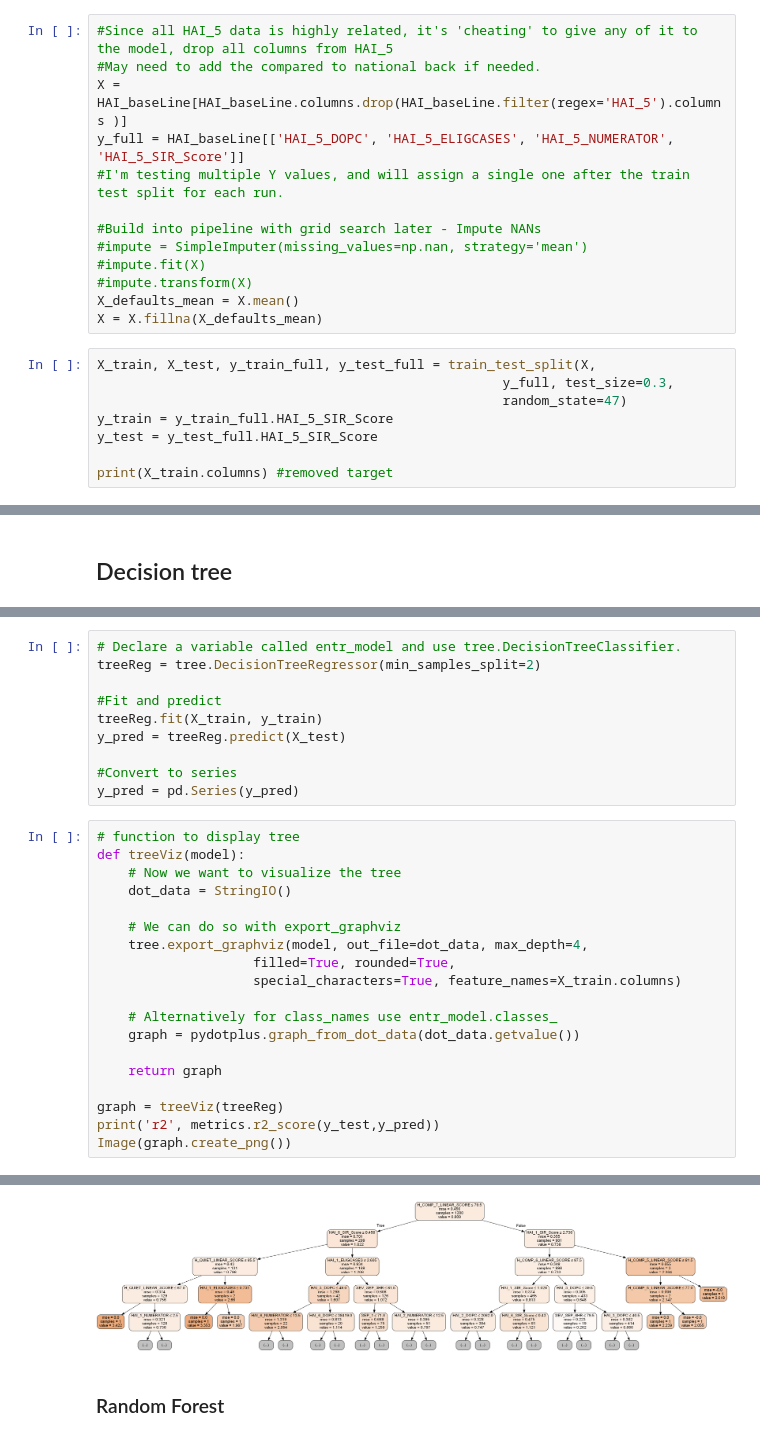
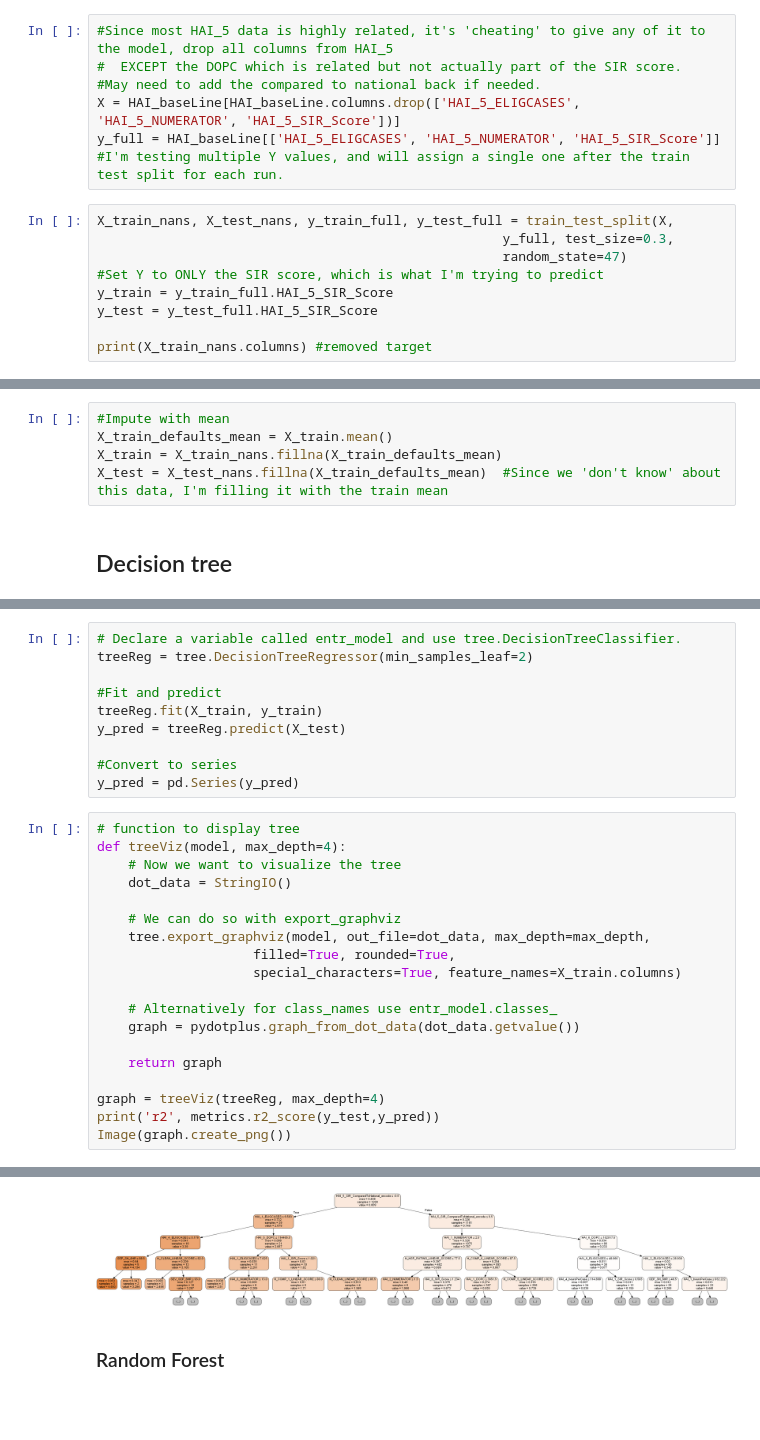
Before and after one commit to rejexx/Predicting_infection, a Jupyter notebook: 03_Preprocessing_and_Modeling.ipynb, the cells around one changed output, grey strips where cells are left out. Drawn from its saved outputs; the diff is of its cells as text; blank space fills up the shorter version.

Commit message:
Primary update, major modeling is completed with Random Forest and Ridge Regression

```diff
--- a/03_Preprocessing_and_Modeling.ipynb
+++ b/03_Preprocessing_and_Modeling.ipynb
@@ -84,24 +116,19 @@ Index(['HAI_1_DOPC', 'HAI_1_ELIGCASES', 'HAI_1_NUMERATOR', 'HAI_1_SIR_Score',
 # %%
-#Since all HAI_5 data is highly related, it's 'cheating' to give any of it to the model, drop all columns from HAI_5
+#Since most HAI_5 data is highly related, it's 'cheating' to give any of it to the model, drop all columns from HAI_5
+#  EXCEPT the DOPC which is related but not actually part of the SIR score.
 #May need to add the compared to national back if needed.
-X = HAI_baseLine[HAI_baseLine.columns.drop(HAI_baseLine.filter(regex='HAI_5').columns )]
-y_full = HAI_baseLine[['HAI_5_DOPC', 'HAI_5_ELIGCASES', 'HAI_5_NUMERATOR', 'HAI_5_SIR_Score']]
+X = HAI_baseLine[HAI_baseLine.columns.drop(['HAI_5_ELIGCASES', 'HAI_5_NUMERATOR', 'HAI_5_SIR_Score'])]
+y_full = HAI_baseLine[['HAI_5_ELIGCASES', 'HAI_5_NUMERATOR', 'HAI_5_SIR_Score']]
 #I'm testing multiple Y values, and will assign a single one after the train test split for each run.
-
-#Build into pipeline with grid search later - Impute NANs
-#impute = SimpleImputer(missing_values=np.nan, strategy='mean')
-#impute.fit(X)
-#impute.transform(X)
-X_defaults_mean = X.mean()
-X = X.fillna(X_defaults_mean)
 # %%
-X_train, X_test, y_train_full, y_test_full = train_test_split(X,
+X_train_nans, X_test_nans, y_train_full, y_test_full = train_test_split(X,
                                                     y_full, test_size=0.3,
                                                     random_state=47)
+#Set Y to ONLY the SIR score, which is what I'm trying to predict
 y_train = y_train_full.HAI_5_SIR_Score
 y_test = y_test_full.HAI_5_SIR_Score
 
-print(X_train.columns) #removed target
+print(X_train_nans.columns) #removed target
 # %% [output]
 Index(['HAI_1_DOPC', 'HAI_1_ELIGCASES', 'HAI_1_NUMERATOR', 'HAI_1_SIR_Score',
        'HAI_2_DOPC', 'HAI_2_ELIGCASES', 'HAI_2_NUMERATOR', 'HAI_2_SIR_Score',
@@ -122,3 +152,8 @@ Index(['HAI_1_DOPC', 'HAI_1_ELIGCASES', 'HAI_1_NUMERATOR', 'HAI_1_SIR_Score',
       dtype='object')
+# %%
+#Impute with mean
+X_train_defaults_mean = X_train.mean()
+X_train = X_train_nans.fillna(X_train_defaults_mean)
+X_test = X_test_nans.fillna(X_train_defaults_mean)  #Since we 'don't know' about this data, I'm filling it with the train mean
 # %% [markdown]
 ## Decision tree
@@ -125,6 +173,6 @@ Index(['HAI_1_DOPC', 'HAI_1_ELIGCASES', 'HAI_1_NUMERATOR', 'HAI_1_SIR_Score',
 # %%
 # Declare a variable called entr_model and use tree.DecisionTreeClassifier.
-treeReg = tree.DecisionTreeRegressor(min_samples_split=2)
+treeReg = tree.DecisionTreeRegressor(min_samples_leaf=2)
 
 #Fit and predict
 treeReg.fit(X_train, y_train)
@@ -134,12 +182,12 @@ y_pred = treeReg.predict(X_test)
 y_pred = pd.Series(y_pred)
 # %%
 # function to display tree
-def treeViz(model):
+def treeViz(model, max_depth=4):
     # Now we want to visualize the tree
     dot_data = StringIO()
 
     # We can do so with export_graphviz
-    tree.export_graphviz(model, out_file=dot_data, max_depth=4,
+    tree.export_graphviz(model, out_file=dot_data, max_depth=max_depth,
                     filled=True, rounded=True,
                     special_characters=True, feature_names=X_train.columns)
 
@@ -148,7 +196,7 @@ def treeViz(model):
 
     return graph
 
-graph = treeViz(treeReg)
+graph = treeViz(treeReg, max_depth=4)
 print('r2', metrics.r2_score(y_test,y_pred))
 Image(graph.create_png())
 # %% [output]
@@ -156,4 +204,4 @@ r2 -1.0873455279039237
-[figure, old version]
+[figure, new version]
 # %% [markdown]
 ### Random Forest
 # %%
```
Also changed, not shown: parts of 47 cells of this notebook.
